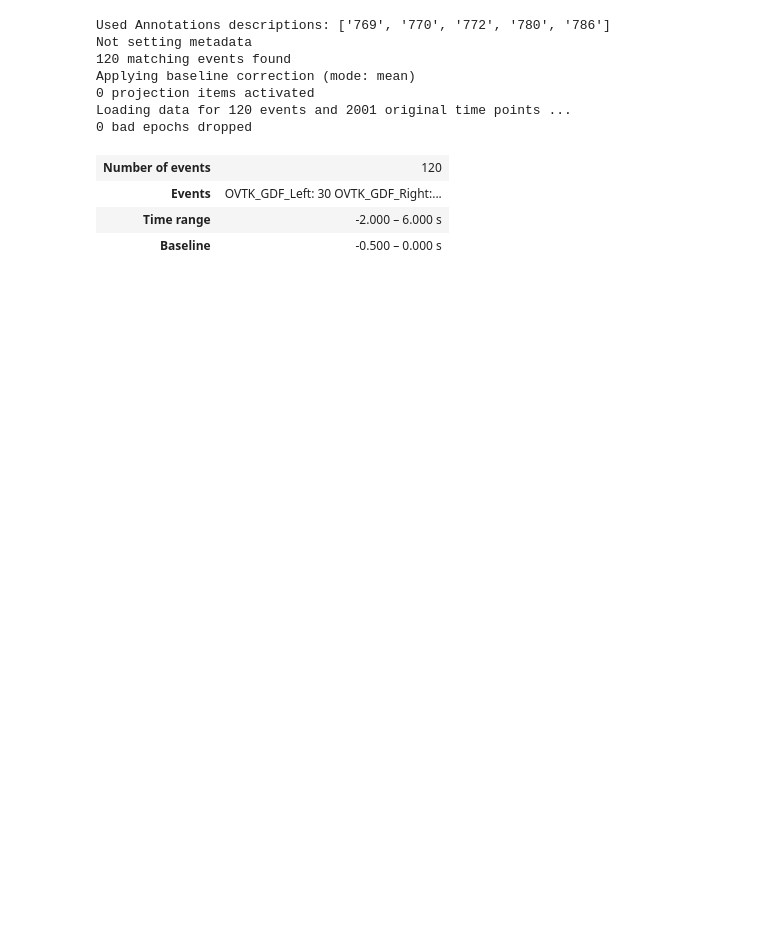
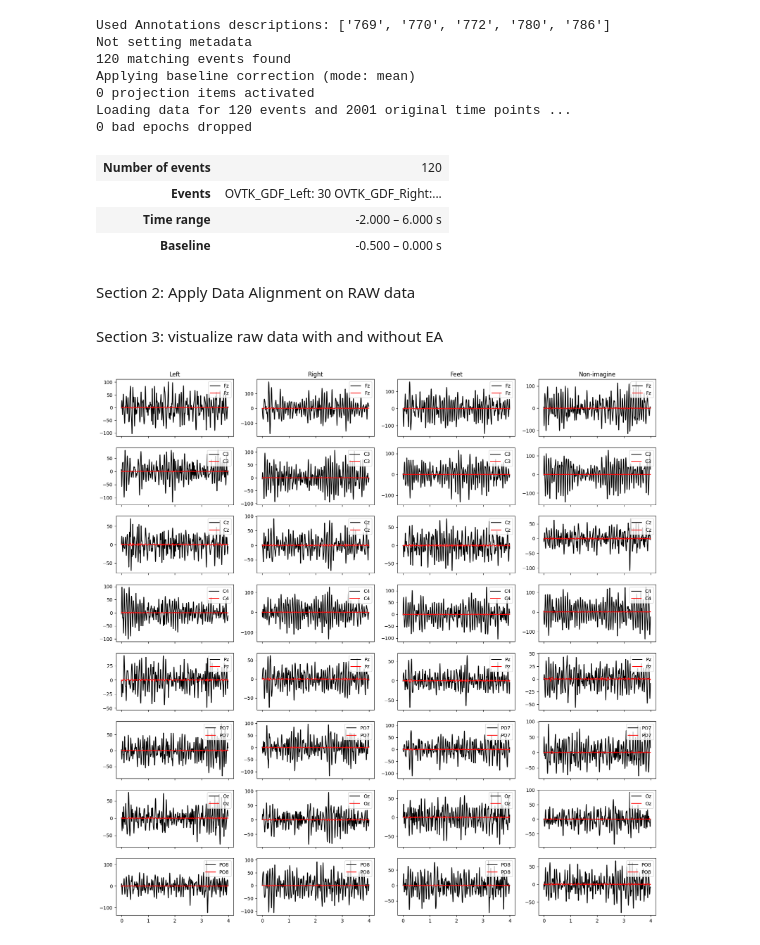
Before and after one commit to pipogood/BCI_MI_EA-wLTL, a Jupyter notebook: UnicornDataAlignment.ipynb, the cells around one changed output. Cells and saved outputs as stored; diff of their text form; code cells hidden in the pictures; blank space fills up the shorter version.

```diff
--- a/UnicornDataAlignment.ipynb
+++ b/UnicornDataAlignment.ipynb
@@ -9,9 +11,9 @@ from os import listdir
 from mne.channels import make_standard_montage
 from BCIAllFunction import BCIFuntions
 
-AllBCIClass = BCIFuntions()
+AllBCIClass = BCIFuntions(numclass = 4, frequency = 250)
 
-raw_gdf = AllBCIClass.GetRawGDF(name= "pipo", con="offline") #Input data -> 250Hz with 6-32 Hz filtered + CAR
+raw_gdf = AllBCIClass.GetRawGDF(name= "pipo", condition="offline") #Input data -> 250Hz with 6-32 Hz filtered + CAR
 
 raw_gdf.compute_psd(fmax=60).plot(picks="data")
 plt.show()
@@ -54,3 +36,18 @@ Epochs
 | Events | OVTK_GDF_Left: 30 OVTK_GDF_Right:... |
 | Time range | -2.000 – 6.000 s |
 | Baseline | -0.500 – 0.000 s |
+# %% [markdown]
+Section 2: Apply Data Alignment on RAW data
+# %%
+labels = Epochs.copy().events[:,-1]  #Get labels
+
+filtered_epochs = AllBCIClass.butter_bandpass_filter(Epochs.copy().get_data()[:,:,500:1500] ,lowcut = 6, highcut= 32, fs = 250, order = 4)
+filtered_epochs = filtered_epochs * 10e6 #uV to V
+
+Raw_data, EA_data = AllBCIClass.GetRawSet_ComputeEA(filtered_epochs, label=labels)
+# %% [markdown]
+Section 3: vistualize raw data with and without EA
+# %%
+AllBCIClass.plot_rawEA(Raw_data, EA_data, ch_name=Epochs.ch_names)
+# %% [output]
+[figure, added]
```
Also changed, not shown: parts of 2 cells of this notebook, 1 other file.
